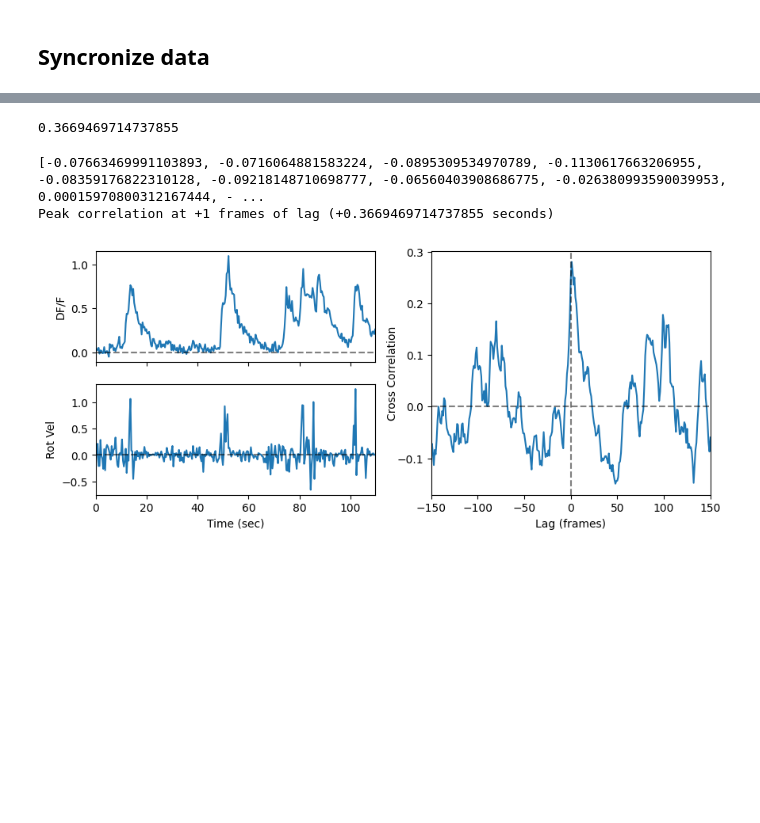
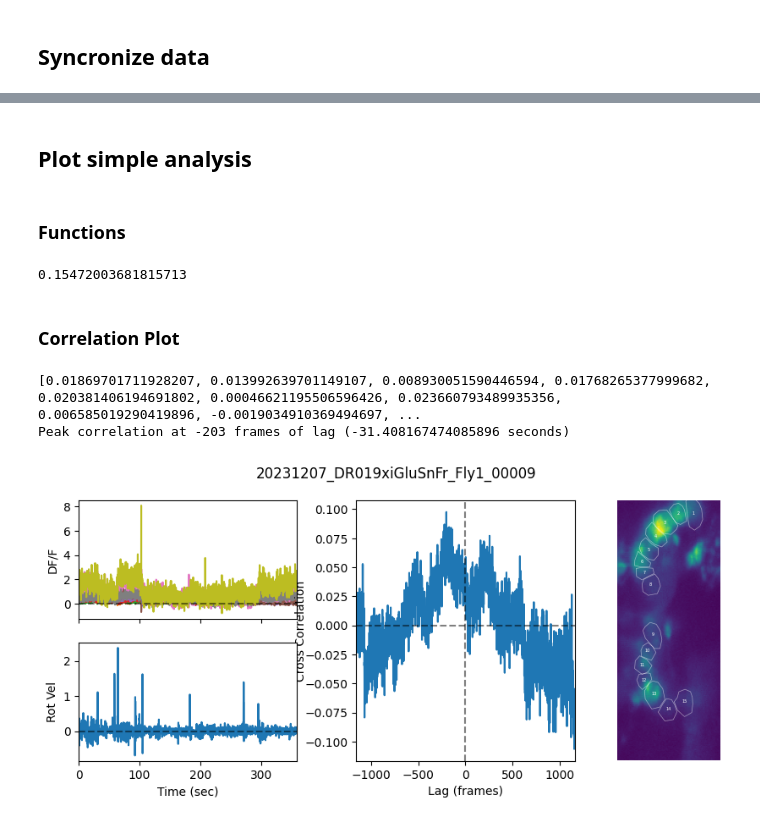
Before and after one commit to T-E-Lab/GULP, a Jupyter notebook: gulp2p/scripts/sync_bhv_img_data.ipynb, the cells around one changed output, grey strips where cells are left out. Drawn from its saved outputs; the diff is of its cells as text; code cells hidden in the pictures; blank space fills up the shorter version.

```diff
--- a/gulp2p/scripts/sync_bhv_img_data.ipynb
+++ b/gulp2p/scripts/sync_bhv_img_data.ipynb
@@ -23,11 +24,17 @@ from gulp2p import ImagingPreProc as iPP
 from gulp2p import ROIs as ROIs
 # %% [markdown]
 ## Select data
+# %%
+BHV_DATA_FOLDER = Path(r'Z:\FlyVR\FlyVR data\Kerstin')
+OUTPUT_FOLDER = Path(r"C:\Users\ahshenas\Desktop\live fly analysis")
 # %%
+img_file = Path(utils.loadFileNames(single_file=True, title="Select raw imaging data"))
 # img_pickle = Path(utils.loadFileNames(single_file=True, title="Select preprocessed imaging data"))
-# behavior_data = Path(utils.loadFileNames(single_file=True, title="Select behavioral data"))
-img_pickle = Path(r"Z:\GULP\sample\DNa02_tdt+7b_closed loop_4x_00001_DF.p")
-behavior_data = Path(r"Z:\GULP\sample\Log_2023-10-16_16-44-42.json")
+img_pickle = img_file.with_name(img_file.stem+"_DF.p")
+# behavior_data = utils.get_bhv_path(img_file, BHV_DATA_FOLDER)
+behavior_data = Path(utils.loadFileNames(single_file=True, title="Select behavioral data"))
+# img_pickle = Path(r"Z:\GULP\sample\DNa02_tdt+7b_closed loop_4x_00001_DF.p")
+# behavior_data = Path(r"Z:\GULP\sample\Log_2023-10-16_16-44-42.json")
 # %% [markdown]
 ## Load data
 # %% [markdown]
@@ -106,4 +113,5 @@ imgDat
 [imgInd, volFramePos] = align2img.findImgFrameTimes(uvr, fpv=exptDat.get('fpv'))
 # %%
 expDf = align2img.combineImagingAndPosDf(imgDat, uvr.posDf, volFramePos)
+exptDat['expDf'] = expDf
 # %% [output]
@@ -129,7 +145,11 @@ expDf
+# %% [markdown]
+## Plot simple analysis
+# %% [markdown]
+### Functions
 # %%
 def get_num_rois(df):
     count = 0
-    for col in expDf.columns:
+    for col in df.columns:
         if (col[:3] == "roi"):
             count += 1
     return count
@@ -137,7 +157,7 @@ def get_num_rois(df):
 fm_interval = expDf['posTime'].diff().mean() # Seconds per row of df
 print(fm_interval)
 # %% [output]
-0.3669469714737855
+0.15472003681815713
 # %%
 def shift_elements(arr, num, fill_value=np.nan):
     arr = np.roll(arr,num)
@@ -168,8 +258,10 @@ def correlate_with_lag(a, v, lags):
+# %% [markdown]
+### Correlation Plot
 # %%
-mosaic = [['img', 'corr'],
-          ['bhv', 'corr']]
+mosaic = [['img', '.', 'corr', 'rois'],
+          ['bhv', '.', 'corr', 'rois']]
 plots = ['img', 'bhv', 'corr']
-fig, axd = plt.subplot_mosaic(mosaic, figsize=(10, 4))
+fig, axd = plt.subplot_mosaic(mosaic, figsize=(10, 4), width_ratios=[1,0.01,1,0.6])
 
 # Plot DF/F and Rot Vel
 for i in range(get_num_rois(expDf)):
@@ -185,34 +277,41 @@ print(cross_correlation)
 axd['corr'].plot(lags, cross_correlation)
 # Add vertical line at x=0
 axd['corr'].axvline(x=0, color='black', linestyle='--', zorder=2, alpha=0.5)
 
 # Plot horizonal line at y=0
 for plot in plots:
     axd[plot].axhline(y=0, color='black', linestyle='--', zorder=2, alpha=0.5)
 
 # Set xlim
 for plot in ['img', 'bhv']:
     axd[plot].set_xlim([round(expDf.iloc[0]['posTime']), expDf.iloc[-1]['posTime']])
 axd['corr'].set_xlim([lags[0], lags[-1]])
 
 # axd['corr'].set_xticklabels([ frame * expDf['posTime'].diff().mean() for frame in axd['corr'].get_xticks()])
 # xticks = [lag for lag in np.arange(-len(a)//2, len(a)//2+1)*fm_interval if round(lag, 0)%20 ==0]
 # xticklabels = [f'{tick*fm_interval:3.0f}' for tick in xticks]
 # axd['corr'].set_xticks(xticks, xticklabels)
 
+# Plot rois
+plot_roi(exptDat, axd['rois'], title="")
+
 
 axd['img'].set_xticklabels([])
 
 axd['img'].set_ylabel("DF/F")
 axd['bhv'].set_ylabel("Rot Vel")
 axd['bhv'].set_xlabel("Time (sec)")
-axd['corr'].set_ylabel("Cross Correlation", labelpad=-1)
+axd['corr'].set_ylabel("Cross Correlation", labelpad=-2)
 axd['corr'].set_xlabel("Lag (frames)")
+
+fig.suptitle(exptDat.get('trialName'))
 
 # Print peak correlation
 peak_corr_lag = lags[np.argmax(cross_correlation)]
 print(f'Peak correlation at {peak_corr_lag:+} frames of lag ({peak_corr_lag * fm_interval:+} seconds)')
+
+fig.savefig(Path(OUTPUT_FOLDER, exptDat['trialName']).with_suffix(".png"), dpi=600)
 # %% [output]
-[-0.07663469991103893, -0.0716064881583224, -0.0895309534970789, -0.1130617663206955, -0.08359176822310128, -0.09218148710698777, -0.06560403908686775, -0.026380993590039953, 0.00015970800312167444, - ...
-Peak correlation at +1 frames of lag (+0.3669469714737855 seconds)
+[0.01869701711928207, 0.013992639701149107, 0.008930051590446594, 0.01768265377999682, 0.020381406194691802, 0.00046621195506596426, 0.023660793489935356, 0.006585019290419896, -0.0019034910369494697, ...
+Peak correlation at -203 frames of lag (-31.408167474085896 seconds)
-[figure, old version]
+[figure, new version]
```
Also changed, not shown: parts of 15 cells of this notebook, 2 other files.
